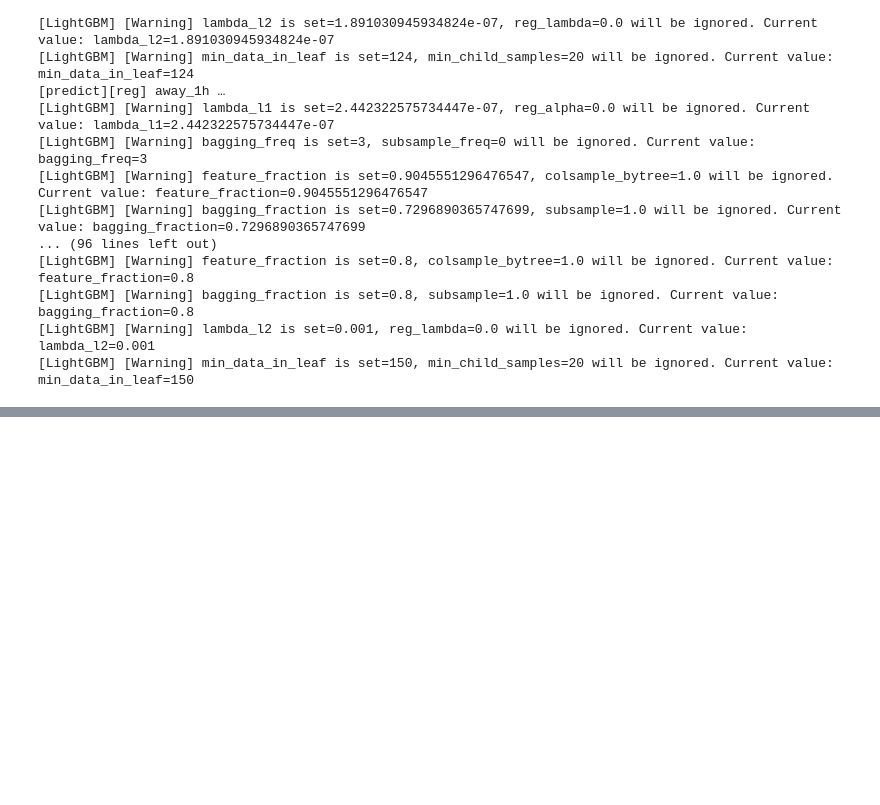
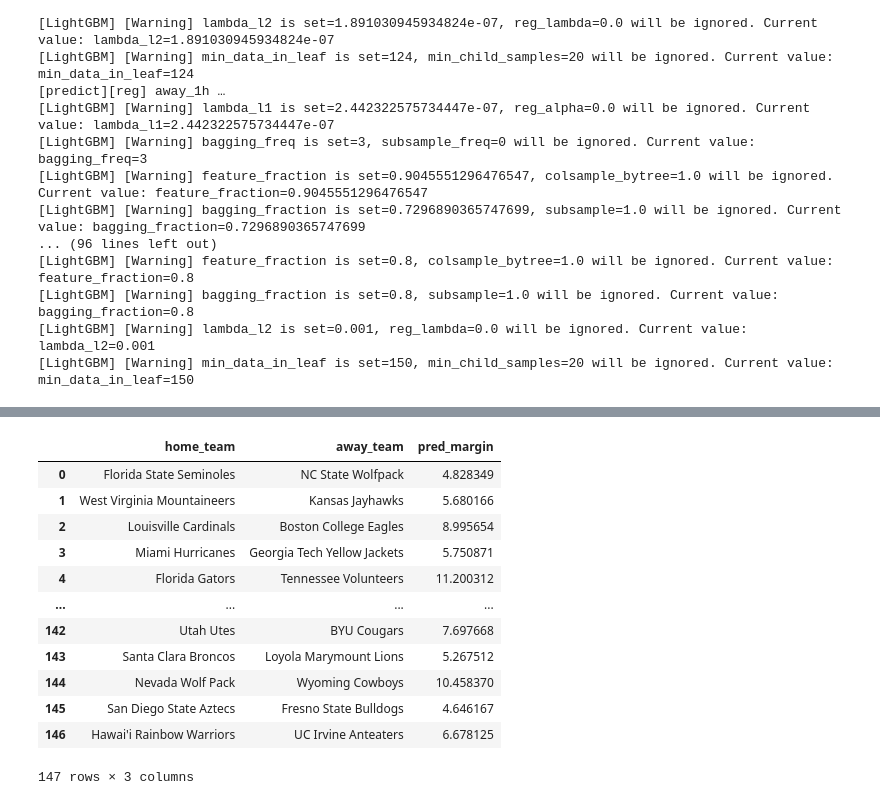
Before and after one commit to dimmittnick/march_madness, a Jupyter notebook: inferencing/inference_transposed.ipynb, the cells around one changed output, grey strips where cells are left out. Cells and saved outputs as stored; diff of their text form; code cells hidden in the pictures; blank space fills up the shorter version.

```diff
--- a/inferencing/inference_transposed.ipynb
+++ b/inferencing/inference_transposed.ipynb
@@ -1191,0 +1187,18 @@ final_predictions
+# %%
+preds = pd.read_csv(f"s3://collegebasketballinsiders/predictions/{date}/preds.csv")
+# %%
+preds[["home_team", "away_team", "pred_margin"]]
+# %% [output]
+|  | home_team | away_team | pred_margin |
+| 0 | Florida State Seminoles | NC State Wolfpack | 4.828349 |
+| 1 | West Virginia Mountaineers | Kansas Jayhawks | 5.680166 |
+| 2 | Louisville Cardinals | Boston College Eagles | 8.995654 |
+| 3 | Miami Hurricanes | Georgia Tech Yellow Jackets | 5.750871 |
+| 4 | Florida Gators | Tennessee Volunteers | 11.200312 |
+| ... | ... | ... | ... |
+| 142 | Utah Utes | BYU Cougars | 7.697668 |
+| 143 | Santa Clara Broncos | Loyola Marymount Lions | 5.267512 |
+| 144 | Nevada Wolf Pack | Wyoming Cowboys | 10.458370 |
+| 145 | San Diego State Aztecs | Fresno State Bulldogs | 4.646167 |
+| 146 | Hawai'i Rainbow Warriors | UC Irvine Anteaters | 6.678125 |
+147 rows × 3 columns
```
Also changed, not shown: parts of 4 cells of this notebook, 3 other files.
